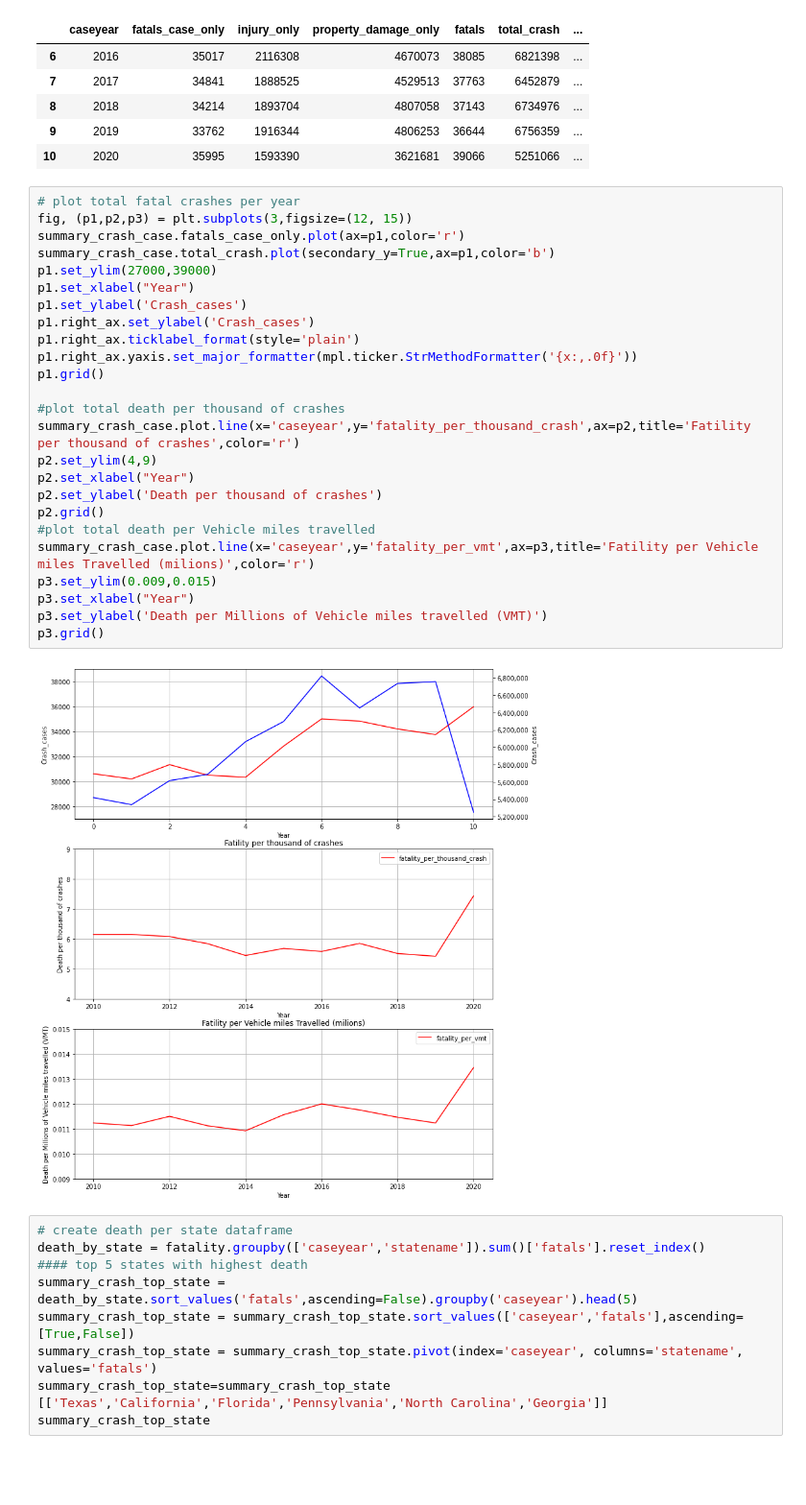
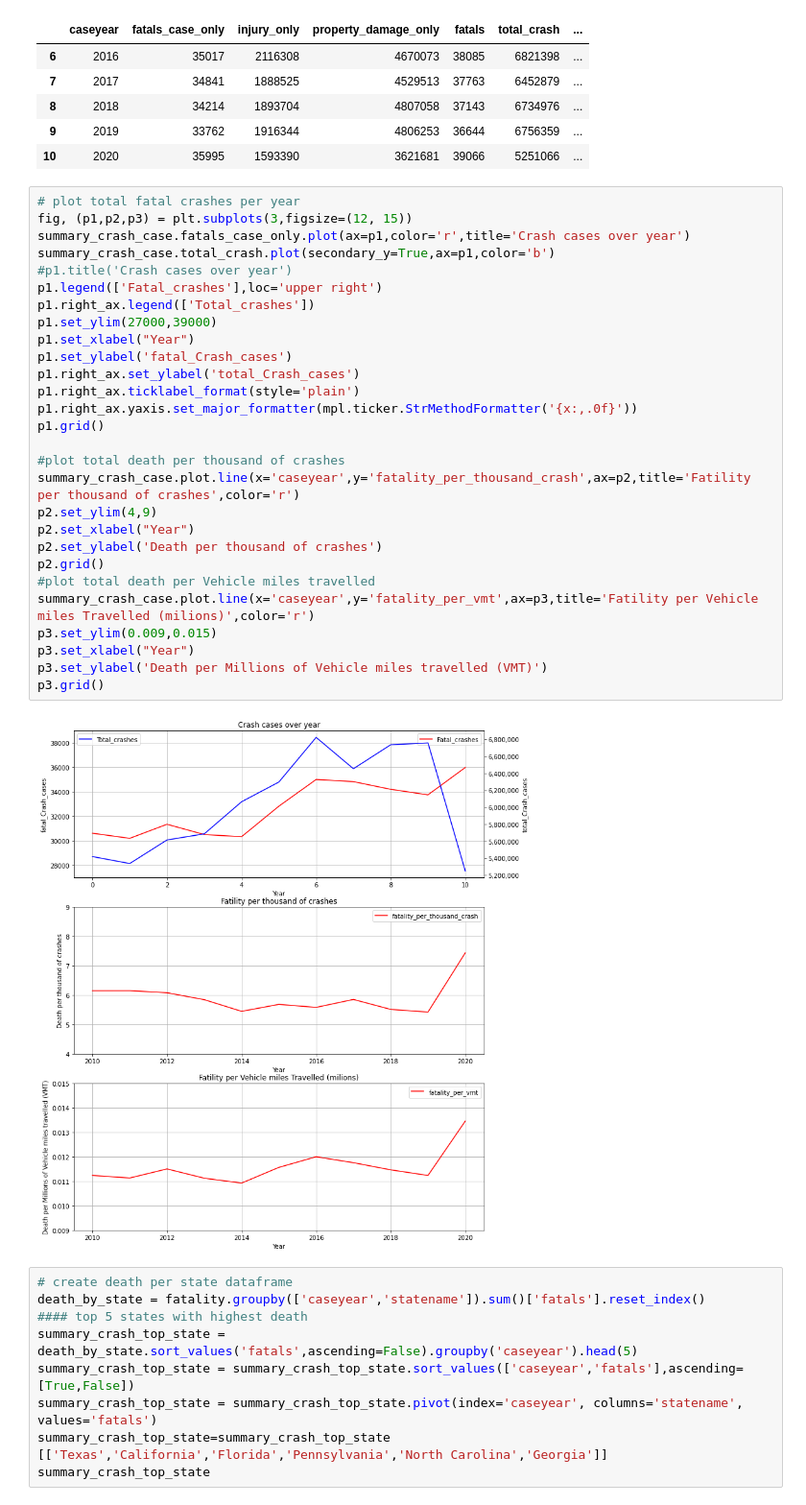
Before and after one commit to MZt92-ui/Project-1-Group-3, a Jupyter notebook: car_crash/data_analyse.ipynb, the cells around one changed output. Shown: that part at 96% size. Drawn from its saved outputs; the diff is of its cells as text; blank space fills up the shorter version.

```diff
--- a/car_crash/data_analyse.ipynb
+++ b/car_crash/data_analyse.ipynb
@@ -86,30 +86,33 @@ summary_crash_case.tail()
 # %%
 # plot total fatal crashes per year
 fig, (p1,p2,p3) = plt.subplots(3,figsize=(12, 15))
-summary_crash_case.fatals_case_only.plot(ax=p1,color='r')
+summary_crash_case.fatals_case_only.plot(ax=p1,color='r',title='Crash cases over year')
 summary_crash_case.total_crash.plot(secondary_y=True,ax=p1,color='b')
+#p1.title('Crash cases over year')
+p1.legend(['Fatal_crashes'],loc='upper right')
+p1.right_ax.legend(['Total_crashes'])
 p1.set_ylim(27000,39000)
 p1.set_xlabel("Year")
-p1.set_ylabel('Crash_cases')
-p1.right_ax.set_ylabel('Crash_cases')
+p1.set_ylabel('fatal_Crash_cases')
+p1.right_ax.set_ylabel('total_Crash_cases')
 p1.right_ax.ticklabel_format(style='plain')
 p1.right_ax.yaxis.set_major_formatter(mpl.ticker.StrMethodFormatter('{x:,.0f}'))
 p1.grid()
 
 #plot total death per thousand of crashes
 summary_crash_case.plot.line(x='caseyear',y='fatality_per_thousand_crash',ax=p2,title='Fatility per thousand of crashes',color='r')
 p2.set_ylim(4,9)
 p2.set_xlabel("Year")
 p2.set_ylabel('Death per thousand of crashes')
 p2.grid()
 #plot total death per Vehicle miles travelled
 summary_crash_case.plot.line(x='caseyear',y='fatality_per_vmt',ax=p3,title='Fatility per Vehicle miles Travelled (milions)',color='r')
 p3.set_ylim(0.009,0.015)
 p3.set_xlabel("Year")
 p3.set_ylabel('Death per Millions of Vehicle miles travelled (VMT)')
 p3.grid()
 # %% [output]
-[figure, old version]
+[figure, new version]
 # %%
 # create death per state dataframe
 death_by_state = fatality.groupby(['caseyear','statename']).sum()['fatals'].reset_index()
```
Also changed, not shown: parts of 5 cells of this notebook.
